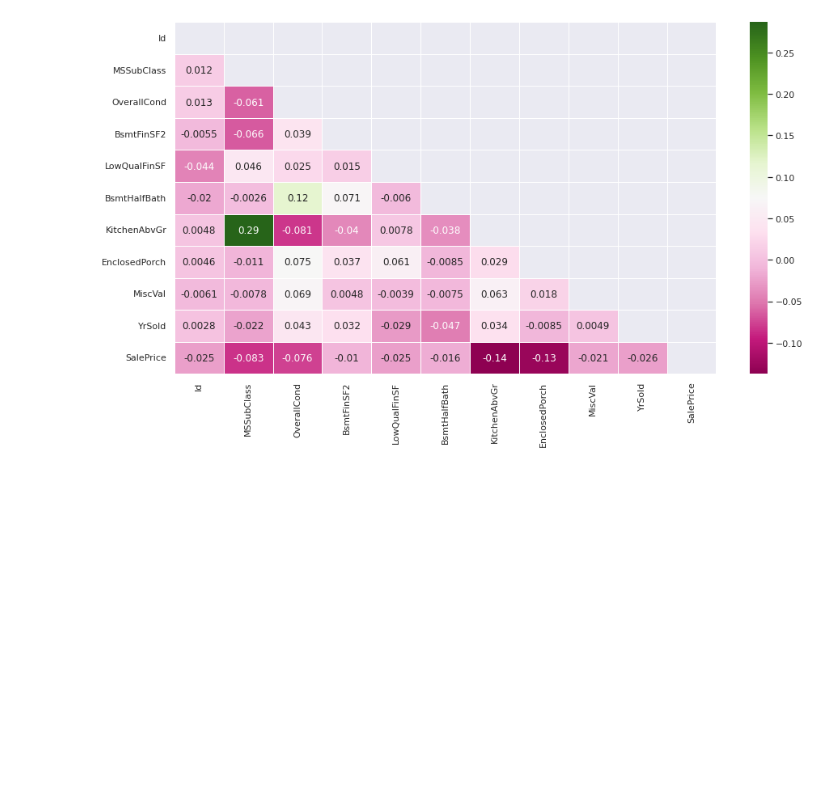
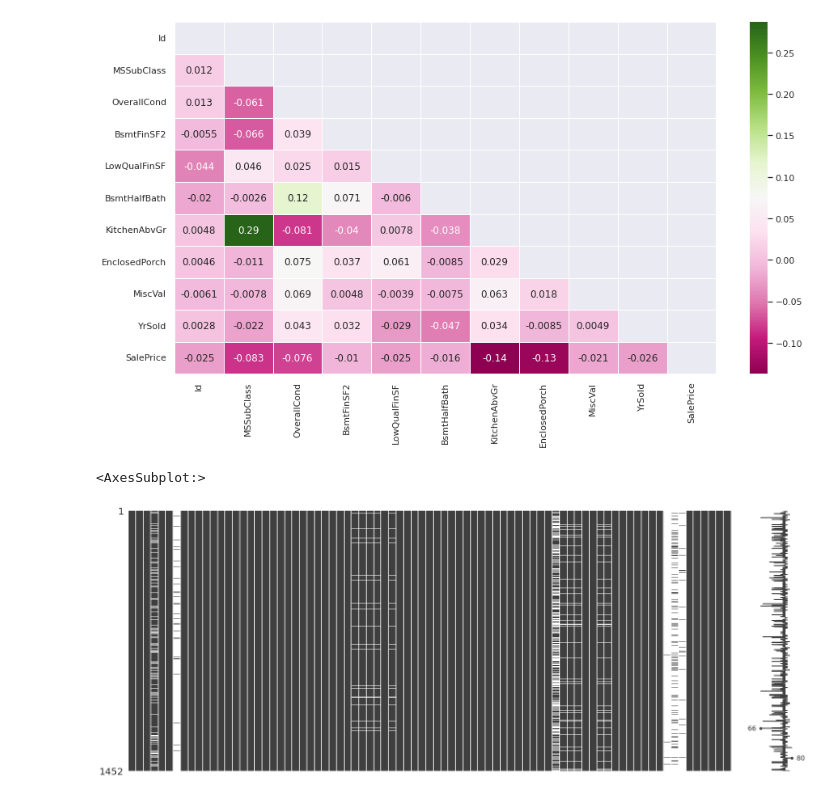
Before and after one commit to gihonglee/hosing_price_prediction, a Jupyter notebook: housing-price-prediction.ipynb, the cells around one changed output. Drawn from its saved outputs; the diff is of its cells as text; code cells hidden in the pictures; blank space fills up the shorter version.

```diff
--- a/housing-price-prediction.ipynb
+++ b/housing-price-prediction.ipynb
@@ -242,3 +249,8 @@ sns.heatmap(train_df[neg_vec].corr(), annot=True,linewidth=.8, mask=matrix, cmap
 # %% [output]
 <AxesSubplot:>
 [figure]
+# %%
+msno.matrix(train_df)
+# %% [output]
+<AxesSubplot:>
+[figure, added]
```
Also changed, not shown: parts of 2 cells of this notebook.
